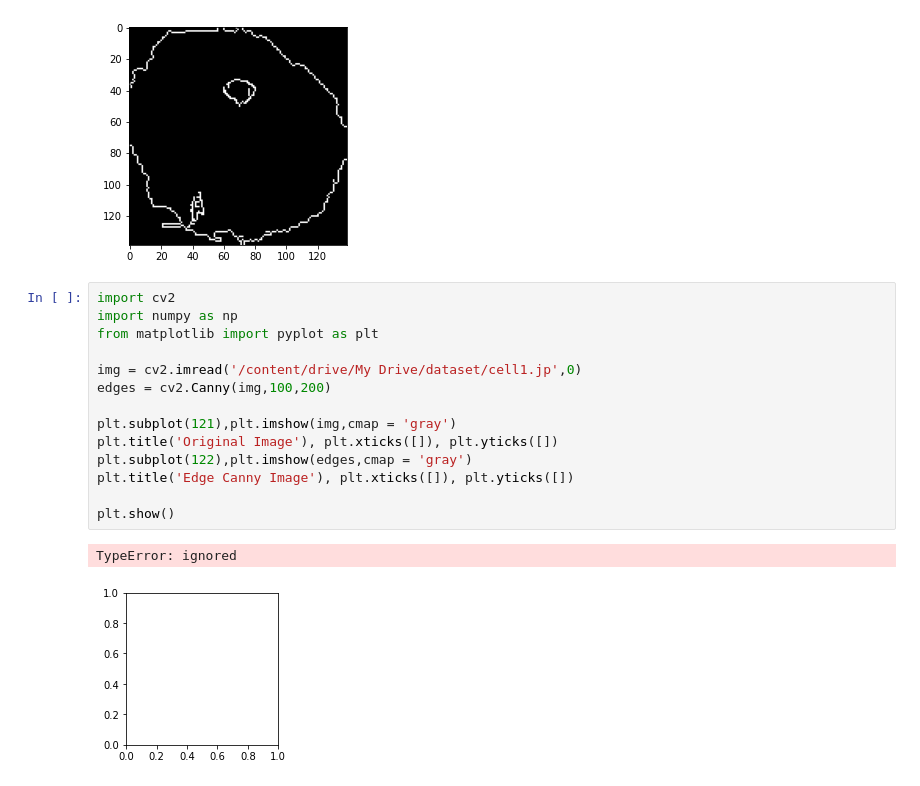
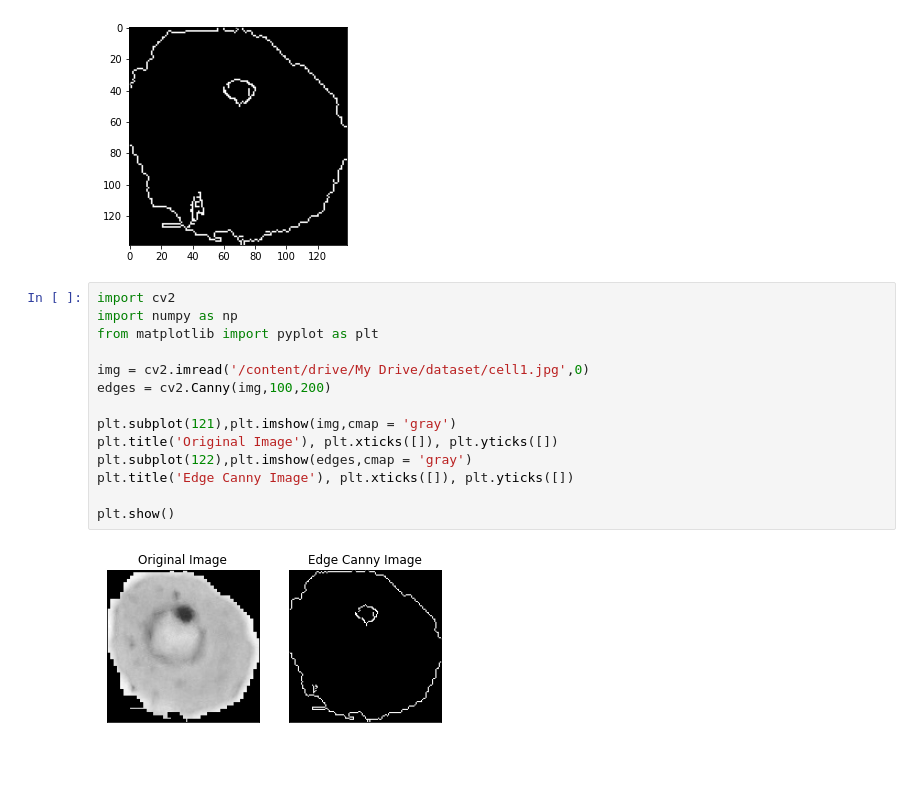
Before and after one commit to HuzainAzis/canny-humoment-knn, a Jupyter notebook: 2.SegmentasiCanny.ipynb, the cells around one changed output. Drawn from its saved outputs; the diff is of its cells as text.

```diff
--- a/2.SegmentasiCanny.ipynb
+++ b/2.SegmentasiCanny.ipynb
@@ -24,17 +22,16 @@ plt.show()
 # %%
 import cv2
 import numpy as np
 from matplotlib import pyplot as plt
 
-img = cv2.imread('/content/drive/My Drive/dataset/cell1.jp',0)
+img = cv2.imread('/content/drive/My Drive/dataset/cell1.jpg',0)
 edges = cv2.Canny(img,100,200)
 
 plt.subplot(121),plt.imshow(img,cmap = 'gray')
 plt.title('Original Image'), plt.xticks([]), plt.yticks([])
 plt.subplot(122),plt.imshow(edges,cmap = 'gray')
 plt.title('Edge Canny Image'), plt.xticks([]), plt.yticks([])
 
 plt.show()
 # %% [output]
-TypeError: ignored
-[figure, old version]
+[figure, new version]
```
Also changed, not shown: parts of 1 cell of this notebook.
